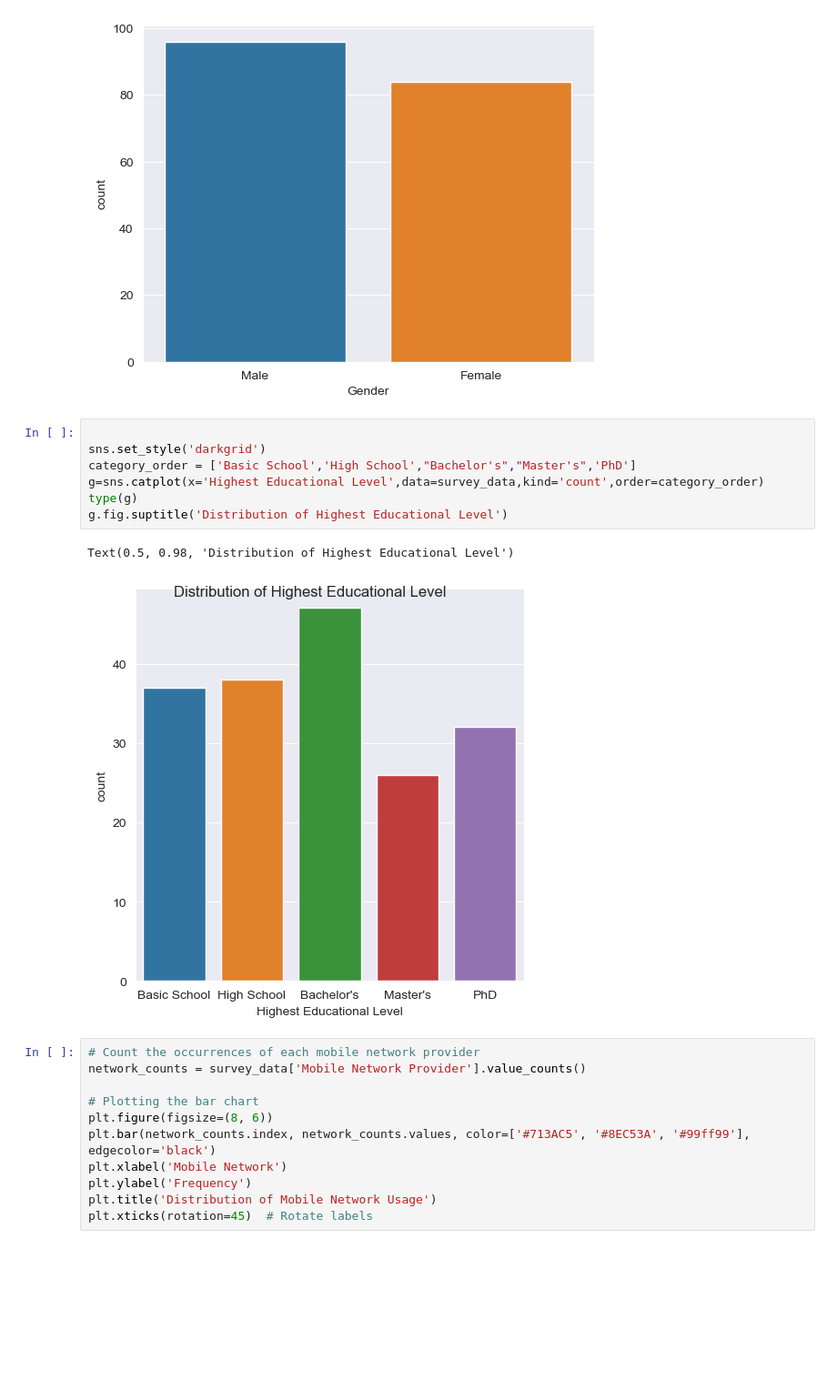
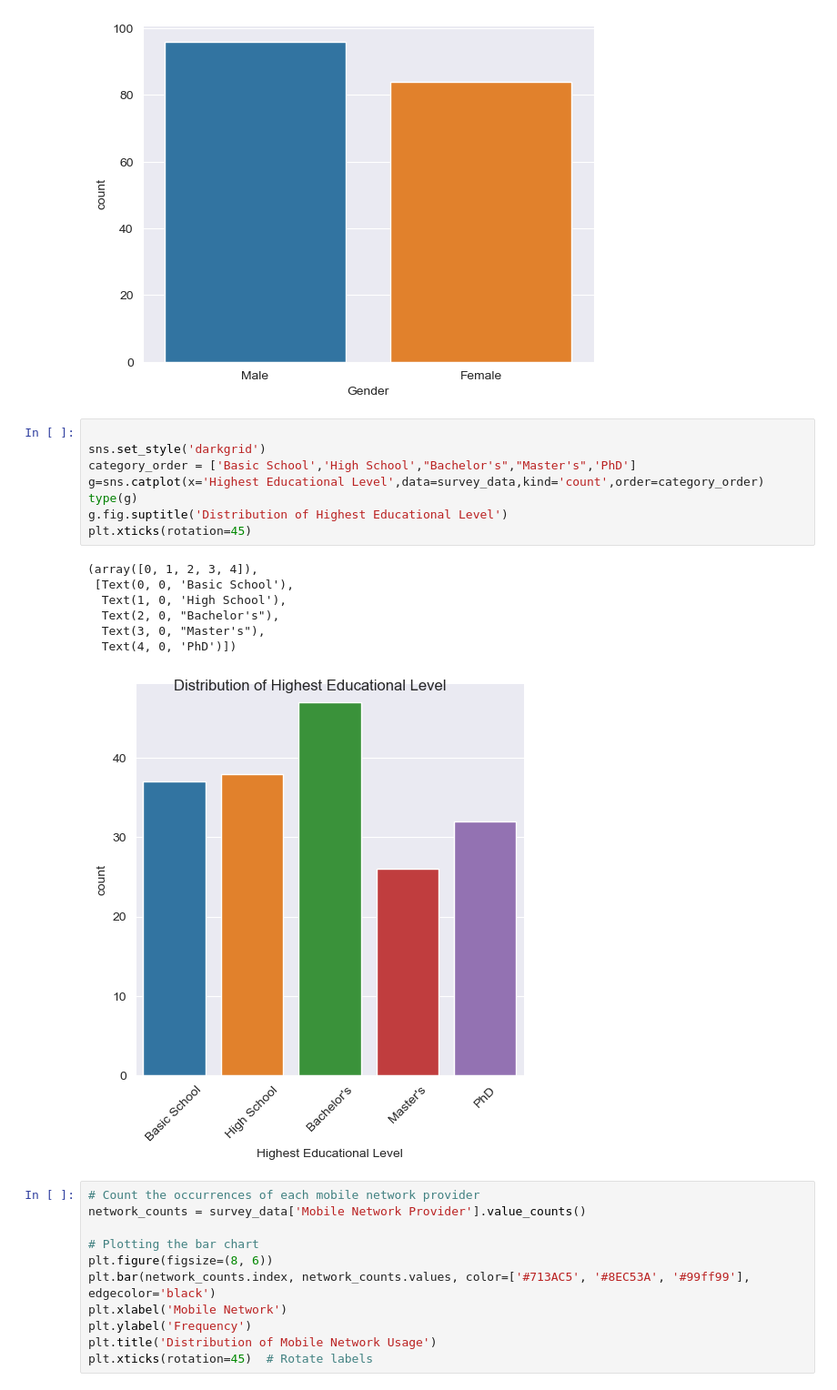
Before and after one commit to Noma7code/mobile_money_analysis, a Jupyter notebook: momo.ipynb, the cells around one changed output. Shown at 91% size. Drawn from its saved outputs; the diff is of its cells as text; blank space fills up the shorter version.

```diff
--- a/momo.ipynb
+++ b/momo.ipynb
@@ -105,13 +117,19 @@ Name: count, dtype: int64
 # %%
 
 sns.set_style('darkgrid')
 category_order = ['Basic School','High School',"Bachelor's","Master's",'PhD']
 g=sns.catplot(x='Highest Educational Level',data=survey_data,kind='count',order=category_order)
 type(g)
 g.fig.suptitle('Distribution of Highest Educational Level')
+plt.xticks(rotation=45)
 # %% [output]
-Text(0.5, 0.98, 'Distribution of Highest Educational Level')
+(array([0, 1, 2, 3, 4]),
+ [Text(0, 0, 'Basic School'),
+  Text(1, 0, 'High School'),
+  Text(2, 0, "Bachelor's"),
+  Text(3, 0, "Master's"),
+  Text(4, 0, 'PhD')])
-[figure, old version]
+[figure, new version]
 # %%
 # Count the occurrences of each mobile network provider
 network_counts = survey_data['Mobile Network Provider'].value_counts()
```
Also changed, not shown: parts of 14 cells of this notebook.
